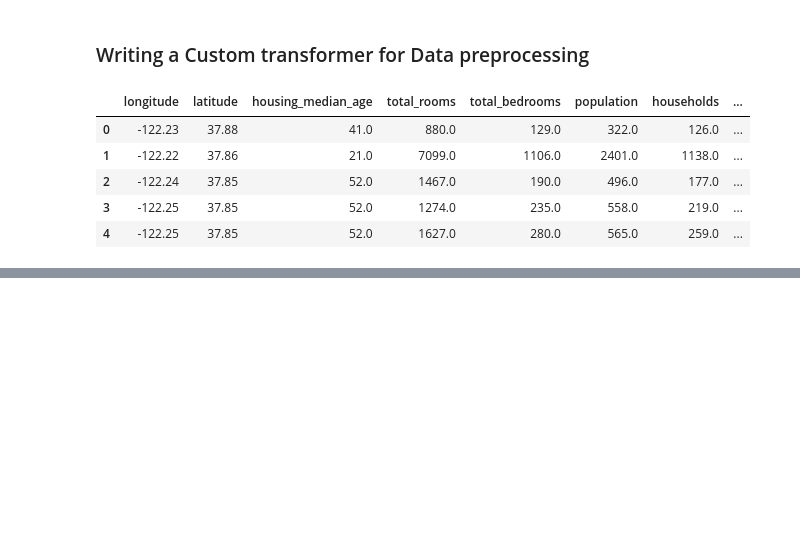
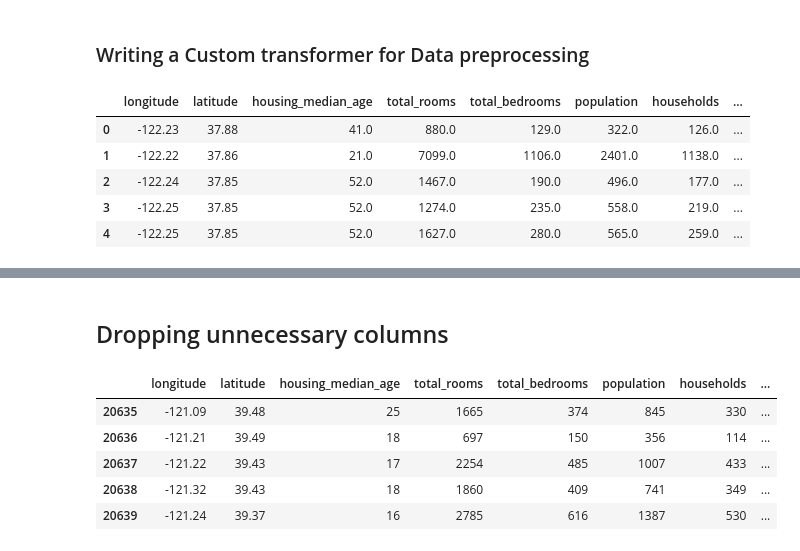
Before and after one commit to uditnarayanpandey/Machine_Learning_Practice, a Jupyter notebook: Regression/Housing/Housing (Regression).ipynb, the cells around one changed output, grey strips where cells are left out. Drawn from its saved outputs; the diff is of its cells as text; code cells hidden in the pictures; blank space fills up the shorter version.

```diff
--- a/Regression/Housing/Housing (Regression).ipynb
+++ b/Regression/Housing/Housing (Regression).ipynb
@@ -303,6 +304,8 @@ data.head()
 | 3 | -122.25 | 37.85 | 52.0 | 1274.0 | 235.0 | 558.0 | 219.0 | ... |
 | 4 | -122.25 | 37.85 | 52.0 | 1627.0 | 280.0 | 565.0 | 259.0 | ... |
 # %%
+# Cutom transformer
+
 class NumDataPreprocessing(BaseEstimator, TransformerMixin):
     df = data.copy()
     grouped = df.groupby(['ocean_proximity', 'income_cat'])['total_bedrooms'].agg(Average='median').reset_index()
@@ -319,6 +322,7 @@ class NumDataPreprocessing(BaseEstimator, TransformerMixin):
                                 axis=1
                                     ) # imputing Null values in total_brdrooms
         X['rooms_per_household'] = X['total_rooms']/X['households'] ## feature extraction
+        X['total_bedrooms_per_household'] = X['total_bedrooms']/X['households']
         X['population_per_household'] = X['population']/X['households']
         globals()['column_values'] = X.columns
         return X
@@ -355,0 +346,20 @@ array([[-122.23, 37.88, 41.0, ..., 0.0, 1.0, 0.0],
+# %%
+#craeting final list of all the column names after data preprocessing
+column_values_final = column_values_final + sorted(data['ocean_proximity'].unique())
+# %% [markdown]
+## Dropping unnecessary columns
+# %%
+# creating a dataframe from numpy array after data preprocessing
+
+dataframe = pd.DataFrame(data = final_df,
+                  index = [*range(0, len(final_df))],
+                  columns = column_values_final)
+# %%
+dataframe.tail()
+# %% [output]
+|  | longitude | latitude | housing_median_age | total_rooms | total_bedrooms | population | households | ... |
+| 20635 | -121.09 | 39.48 | 25 | 1665 | 374 | 845 | 330 | ... |
+| 20636 | -121.21 | 39.49 | 18 | 697 | 150 | 356 | 114 | ... |
+| 20637 | -121.22 | 39.43 | 17 | 2254 | 485 | 1007 | 433 | ... |
+| 20638 | -121.32 | 39.43 | 18 | 1860 | 409 | 741 | 349 | ... |
+| 20639 | -121.24 | 39.37 | 16 | 2785 | 616 | 1387 | 530 | ... |
```
Also changed, not shown: parts of 10 cells of this notebook.
